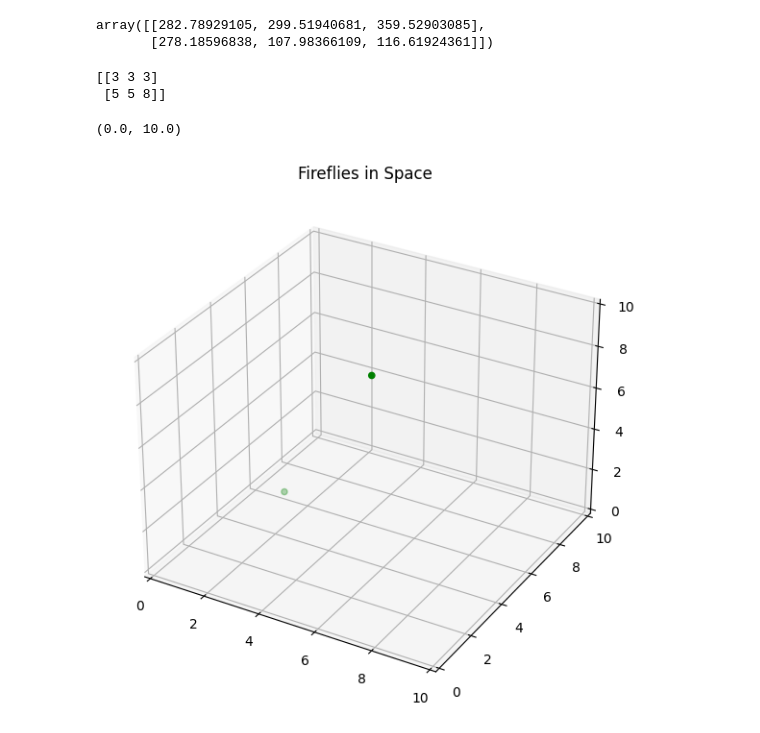
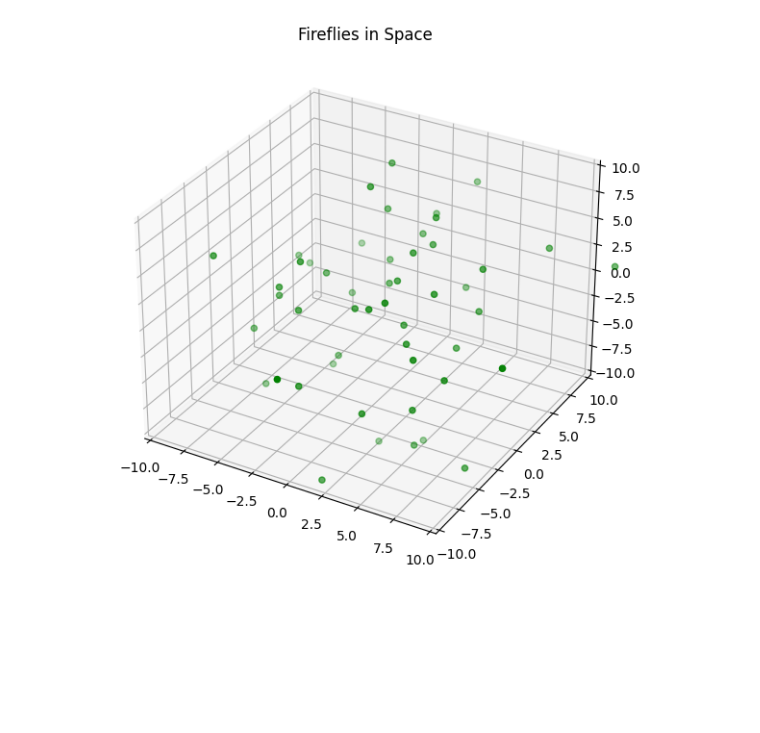
Before and after one commit to nbonnie/3D_Firefly_Simulation, a Jupyter notebook: main.ipynb, the cells around one changed output. Drawn from its saved outputs; the diff is of its cells as text; code cells hidden in the pictures; blank space fills up the shorter version.

Commit message:
Compleated initialization sequence and visuals

```diff
--- a/main.ipynb
+++ b/main.ipynb
@@ -39,13 +39,32 @@ class swarm:
         self.c3 = randomness  # Randomness scaling factor
 
         self.frames = sim_frames  # No. of frames
-        self.pspread = 10  # Spread of initial positions (gaussian)
-        self.vspread = 10  # Spread of initial velocitys (gaussian)
+        self.pspread = 5  # Spread of initial positions (gaussian)
+        self.vspread = 2  # Spread of initial velocitys (gaussian)
 
         # initiaized below
         self.p = None
         self.v = None
         self.o = None
+
+    def __repr__(self):
+        return self.p
+
+    def graph(self):
+        x = self.p[0,:]
+        y = self.p[1,:]
+        z = self.p[2,:]
+
+        fig = plt.figure(figsize = (10, 7))
+        ax = plt.axes(projection ="3d")
+
+        # Creating plot
+        ax.scatter3D(x,y,z, color = "green")
+        plt.title("Fireflies in Space")
+
+        ax.set_xlim3d(-10,10)
+        ax.set_ylim3d(-10,10)
+        ax.set_zlim3d(-10,10)
 
     def initialize(self):
         # positions
@@ -86,36 +105,14 @@ class swarm:
     def visualize(self):
         # plotting here
         return None
-# %%
-np.random.uniform(low=0, high=360, size=(2,self.N))
-# %% [output]
-array([[282.78929105, 299.51940681, 359.52903085],
-       [278.18596838, 107.98366109, 116.61924361]])
-# %%
-firefly_pos = []
-firefly_pos.append([3,3,3])
-firefly_pos.append([5,5,8])
-firefly_pos = np.array(firefly_pos)
-
-x = firefly_pos[:,0]
-y = firefly_pos[:,1]
-z = firefly_pos[:,2]
-
-print(firefly_pos)
-# %% [output]
-[[3 3 3]
- [5 5 8]]
-# %%
-fig = plt.figure(figsize = (10, 7))
-ax = plt.axes(projection ="3d")
-
-# Creating plot
-ax.scatter3D(x,y,z, color = "green")
-plt.title("Fireflies in Space")
-
-ax.set_xlim3d(0,10)
-ax.set_ylim3d(0,10)
-ax.set_zlim3d(0,10)
-# %% [output]
-(0.0, 10.0)
-[figure, removed]
+# %%
+n_agents = 50
+c1 = 0.00001  # attraction
+c2 = 0.01  # repulsion
+c3 = 0.01  # randomness
+
+fireflies = swarm(n = n_agents, attraction = c1, repulsion = c2, randomness = c3)
+fireflies.initialize()
+fireflies.graph()
+# %% [output]
+[figure, added]
```
